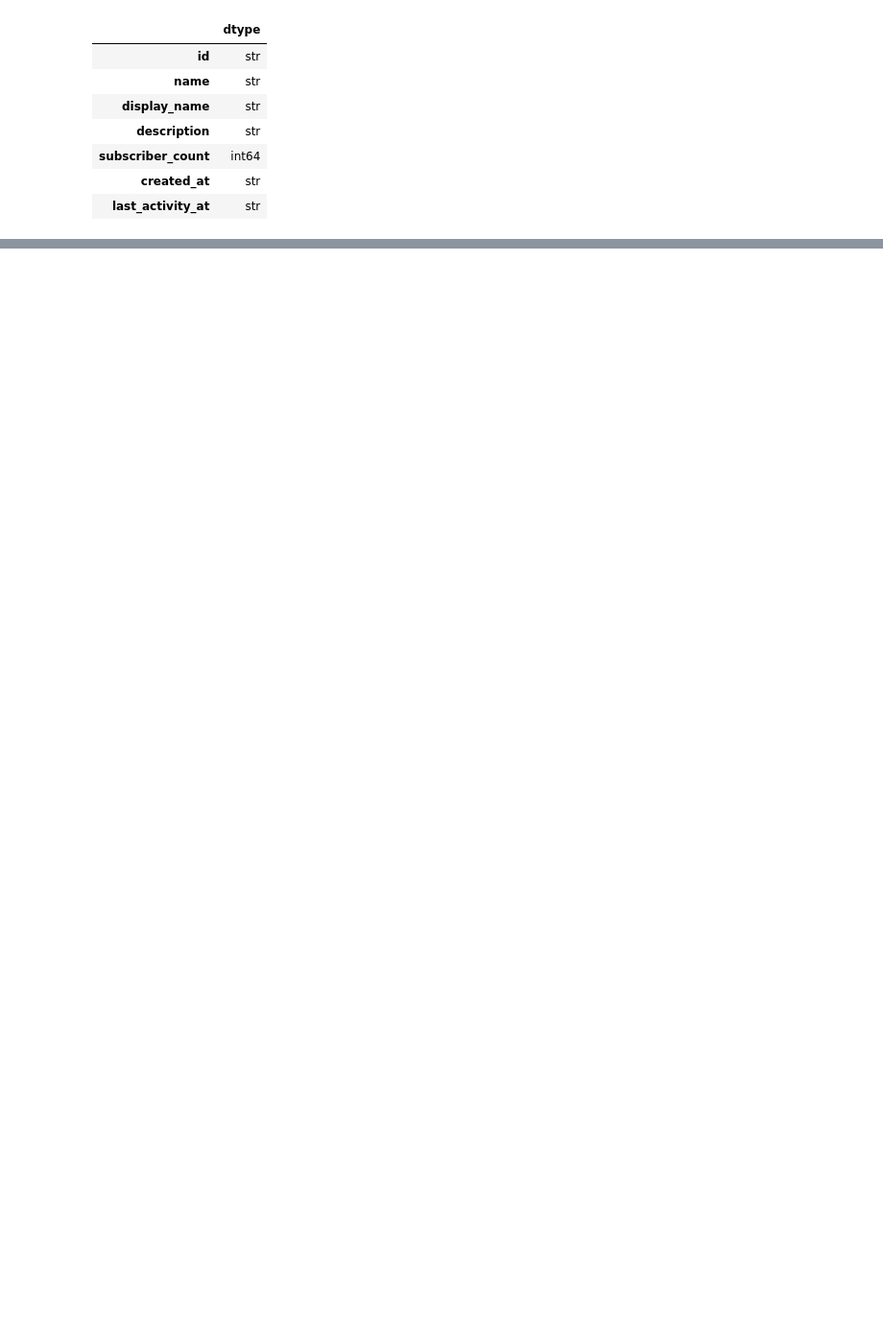
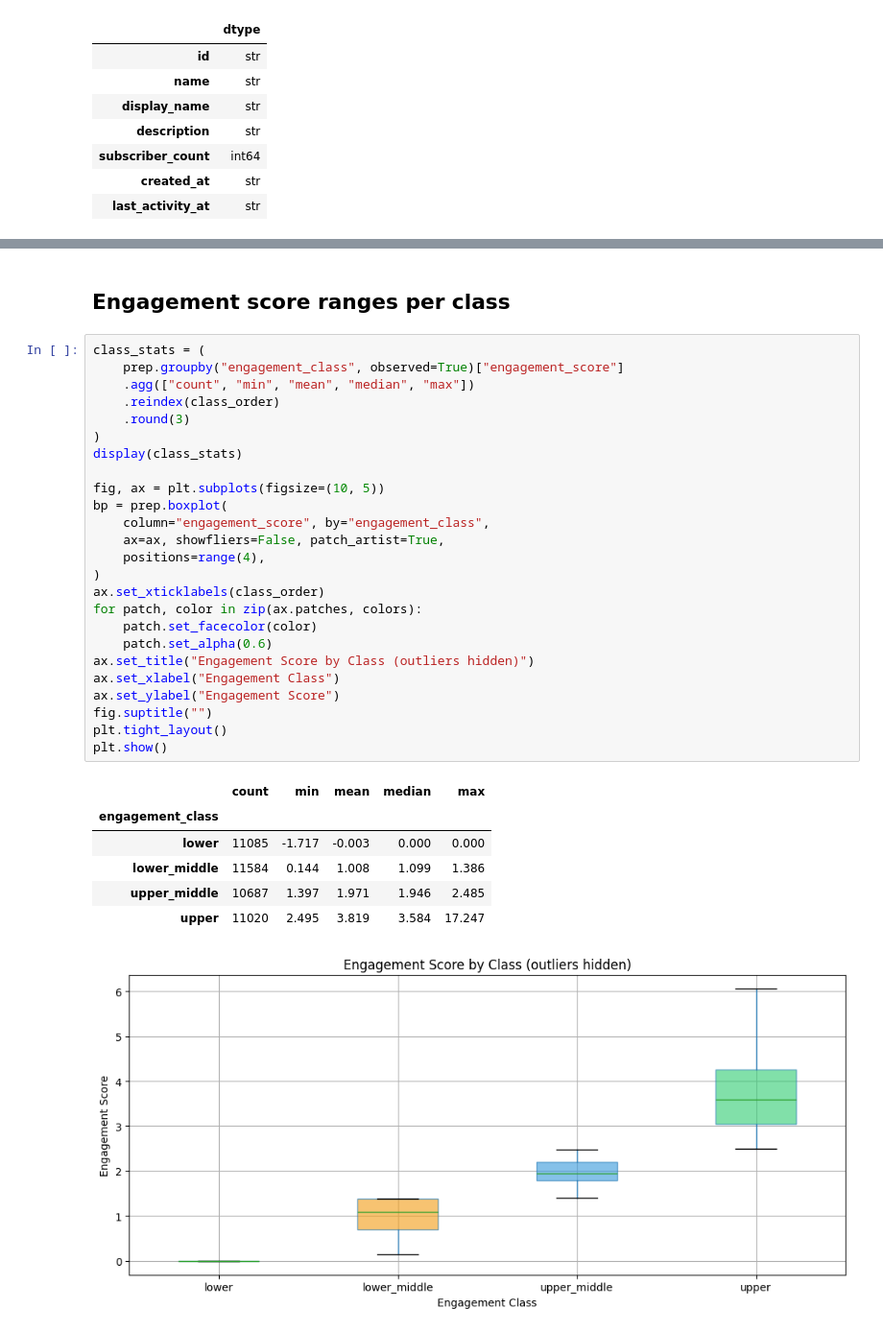
Before and after one commit to NeagDolph/CS4120_moltbook_sentiment_analysis, a Jupyter notebook: notebooks/moltbook_eda.ipynb, the cells around one changed output, grey strips where cells are left out. Shown at 96% size. Drawn from its saved outputs; the diff is of its cells as text; blank space fills up the shorter version.

```diff
--- a/notebooks/moltbook_eda.ipynb
+++ b/notebooks/moltbook_eda.ipynb
@@ -265,0 +414,35 @@ submolts shape: (12209, 7)
+# %% [markdown]
+## Engagement score ranges per class
+# %%
+class_stats = (
+    prep.groupby("engagement_class", observed=True)["engagement_score"]
+    .agg(["count", "min", "mean", "median", "max"])
+    .reindex(class_order)
+    .round(3)
+)
+display(class_stats)
+
+fig, ax = plt.subplots(figsize=(10, 5))
+bp = prep.boxplot(
+    column="engagement_score", by="engagement_class",
+    ax=ax, showfliers=False, patch_artist=True,
+    positions=range(4),
+)
+ax.set_xticklabels(class_order)
+for patch, color in zip(ax.patches, colors):
+    patch.set_facecolor(color)
+    patch.set_alpha(0.6)
+ax.set_title("Engagement Score by Class (outliers hidden)")
+ax.set_xlabel("Engagement Class")
+ax.set_ylabel("Engagement Score")
+fig.suptitle("")
+plt.tight_layout()
+plt.show()
+# %% [output]
+|  | count | min | mean | median | max |
+| engagement_class |  |  |  |  |  |
+| lower | 11085 | -1.717 | -0.003 | 0.000 | 0.000 |
+| lower_middle | 11584 | 0.144 | 1.008 | 1.099 | 1.386 |
+| upper_middle | 10687 | 1.397 | 1.971 | 1.946 | 2.485 |
+| upper | 11020 | 2.495 | 3.819 | 3.584 | 17.247 |
+[figure, added]
```
Also changed, not shown: parts of 25 cells of this notebook, 6 other files.
